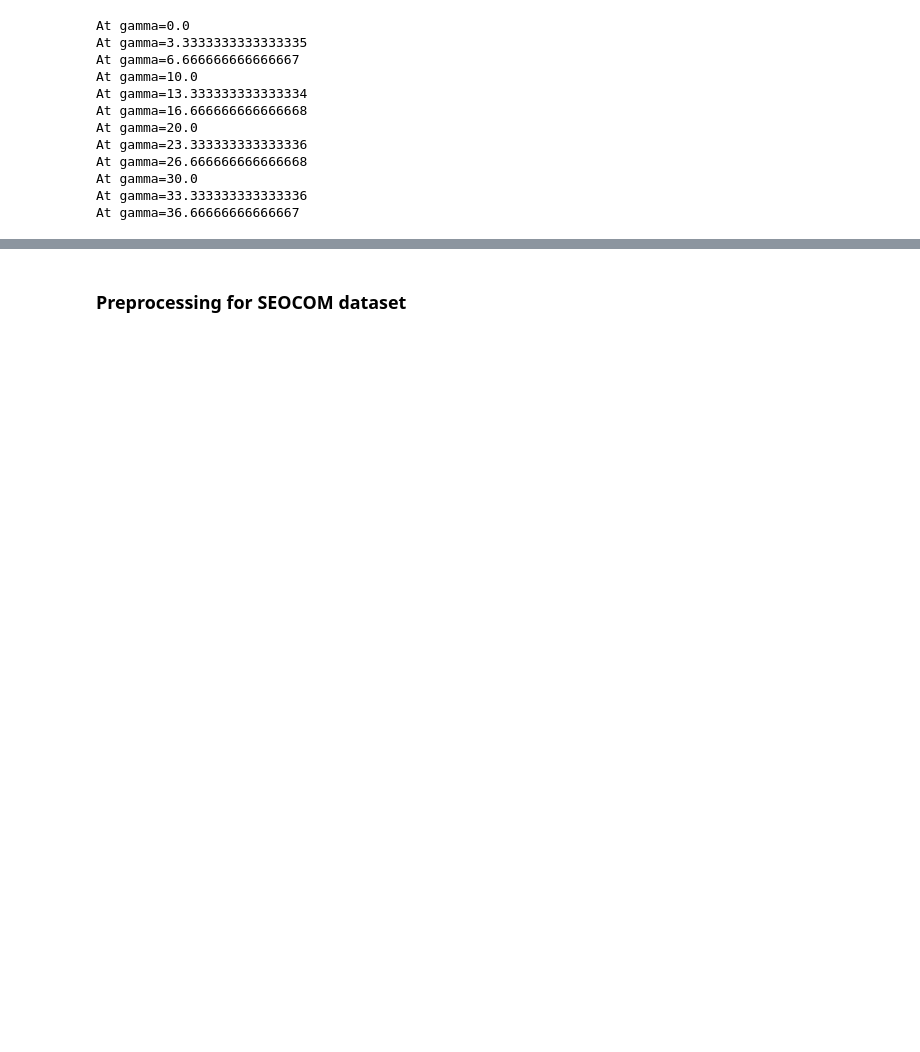
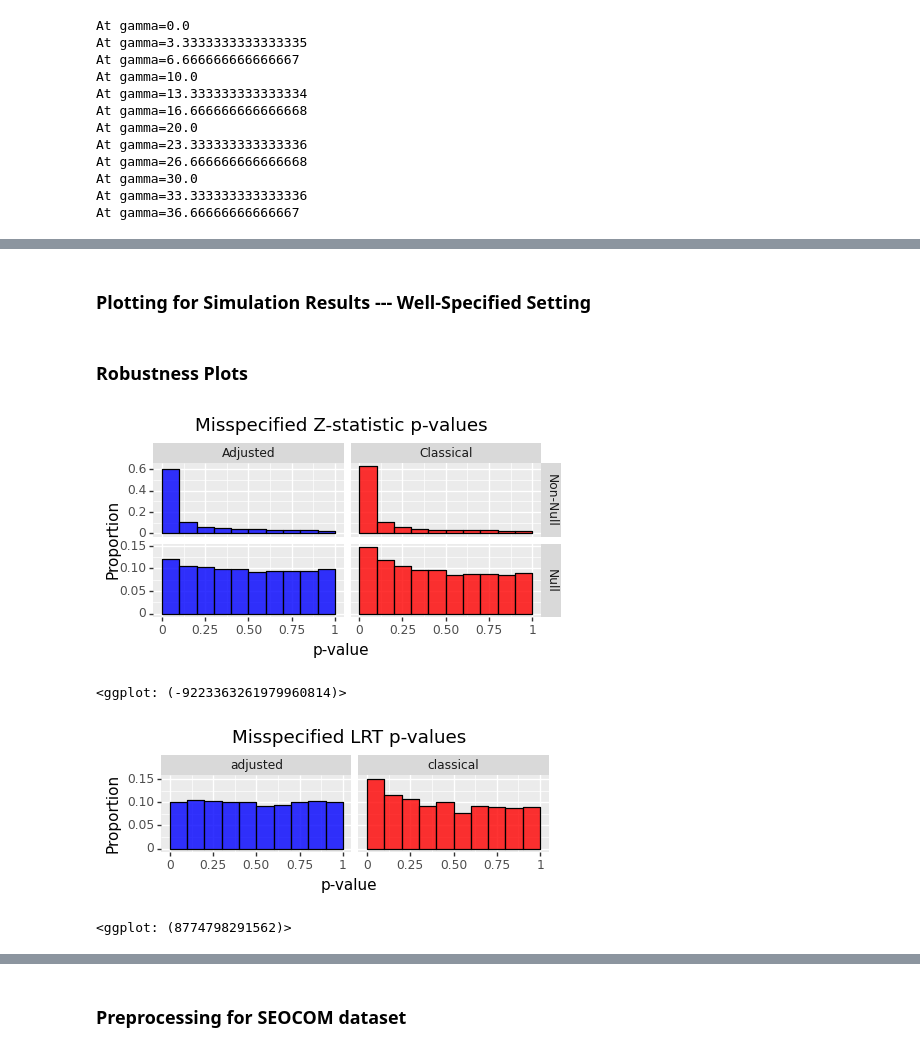
Before and after one commit to amspector100/hdlogistic, a Jupyter notebook: Python Plots.ipynb, the cells around one changed output, grey strips where cells are left out. Cells and saved outputs as stored; diff of their text form; code cells hidden in the pictures; blank space fills up the shorter version.

```diff
--- a/Python Plots.ipynb
+++ b/Python Plots.ipynb
@@ -96,3 +98,5 @@ plt.show()
 [figure]
 [figure]
 [figure]
+# %% [markdown]
+### Plotting for Simulation Results --- Well-Specified Setting
@@ -98,0 +154,66 @@ plt.show()
+# %% [markdown]
+### Robustness Plots
+# %%
+### Robustness simulation plots
+try:
+    del sim1_df
+    del sim1_lrt
+except:
+    pass
+
+# Data is in 10 pieces, labelled by timestamp
+files = ['6898', '7763', '8204', '8653', '9094', '9503', '10001','10894', '11339', '11798']
+sim2_df = pd.DataFrame()
+sim2_lrt = pd.DataFrame()
+for file in files:
+    sim2_df = pd.concat([sim2_df, pd.read_csv(f"cache/{file}_results.csv")], axis=0)
+    sim2_lrt = pd.concat(
+        [sim2_lrt, pd.read_csv(f"cache/{file}_results_lrt.csv")],
+        axis=0
+    )
+
+sim2_df['adjusted'] = sim2_df['adj'].apply(lambda x: 'Adjusted' if x else 'Classical')
+sim2_df['null_status'] = sim2_df['null'].apply(lambda x: 'Null' if x else 'Non-Null')
+
+
+zpval_plot = (ggplot(sim2_df, aes(x='p.value', fill='adjusted')) +
+   geom_histogram(
+     aes(y='0.1*..density..'),
+     breaks=np.arange(0, 11)/10,
+     alpha=0.8,
+     color='black',
+   ) +
+   facet_grid("null_status~adjusted", scales='free', labeller='label_value') +
+   labs(x='p-value', y='Proportion') +
+   scale_fill_manual(values=["blue", "red"]) +
+   theme(legend_position='none', figure_size=(5,2)) +
+   labs(
+       title="Misspecified Z-statistic p-values"
+    )
+)
+print(zpval_plot)
+zpval_plot.save(filename='figures/sim2pvals.png', dpi=500)
+
+subs = sim2_lrt.melt(id_vars='variable', var_name='adjusted', value_name='p.value')
+lrt_pval_plot = (ggplot(subs, aes(x='p.value', fill='adjusted')) +
+   geom_histogram(
+     aes(y='0.1*..density..'),
+     breaks=np.arange(0, 11)/10,
+     alpha=0.8,
+     color='black',
+   ) +
+   facet_grid("~adjusted", scales='free', labeller='label_value') +
+   labs(x='p-value', y='Proportion') +
+   scale_fill_manual(values=["blue", "red"]) +
+   theme(legend_position='none', figure_size=(5,1)) +
+   labs(
+       title="Misspecified LRT p-values"
+    )
+)
+print(lrt_pval_plot)
+lrt_pval_plot.save("figures/sim2lrt.png", dpi=500)
+# %% [output]
+[figure, added]
+<ggplot: (-9223363261979960814)>
+[figure, added]
+<ggplot: (8774798291562)>
```
Also changed, not shown: parts of 17 cells of this notebook, 8 other files.
